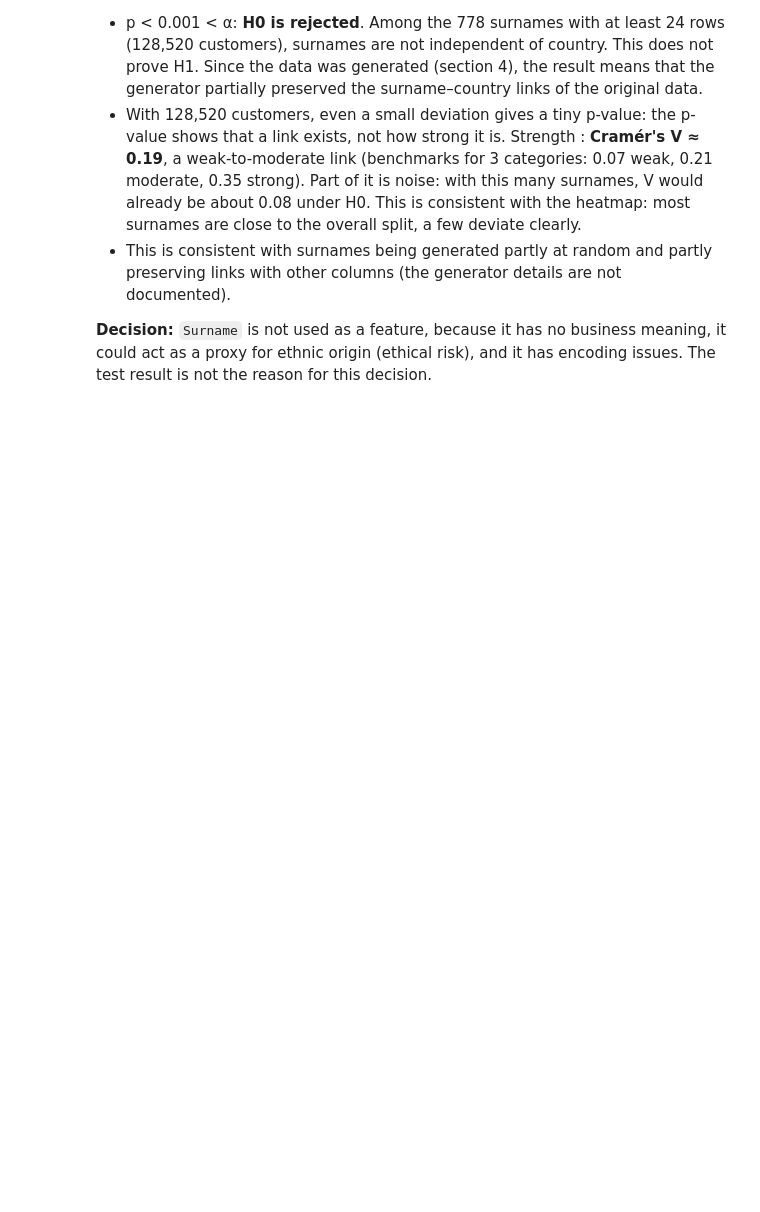
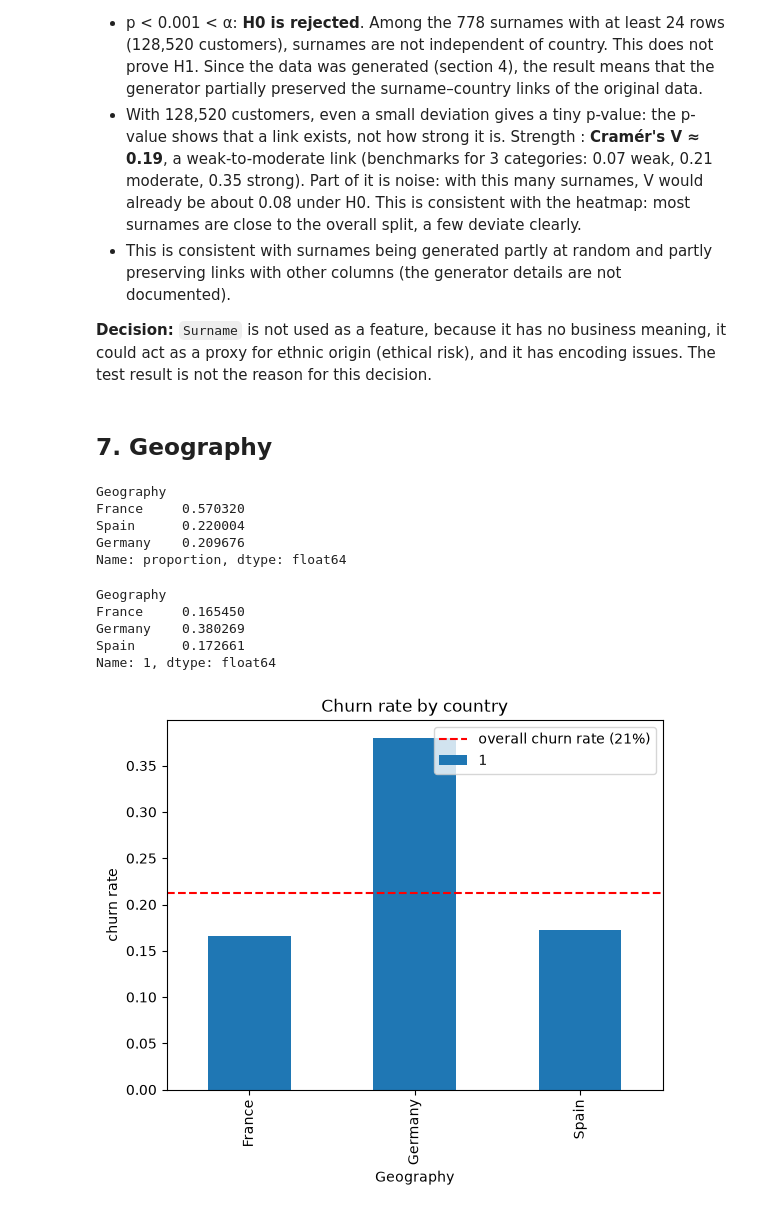
Before and after one commit to amineche/bank-churn, a Jupyter notebook: notebooks/01_eda.ipynb, the cells around one changed output. Saved outputs shown, nothing was run; the diff lists cells and outputs as text; code cells hidden in the pictures; blank space fills up the shorter version.

```diff
--- a/notebooks/01_eda.ipynb
+++ b/notebooks/01_eda.ipynb
@@ -316,3 +357,31 @@ Cramér's V: 0.19
 - This is consistent with surnames being generated partly at random and partly preserving links with other columns (the generator details are not documented).
 
 **Decision:** `Surname` is not used as a feature, because it has no business meaning, it could act as a proxy for ethnic origin (ethical risk), and it has encoding issues. The test result is not the reason for this decision.
+# %% [markdown]
+## 7. Geography
+# %%
+train["Geography"].value_counts(normalize=True)
+# %% [output]
+Geography
+France     0.570320
+Spain      0.220004
+Germany    0.209676
+Name: proportion, dtype: float64
+# %%
+churn_by_country = pd.crosstab(train["Geography"], train["Exited"], normalize="index")[1]
+churn_by_country
+# %% [output]
+Geography
+France     0.165450
+Germany    0.380269
+Spain      0.172661
+Name: 1, dtype: float64
+# %%
+churn_by_country.plot(kind="bar")
+plt.axhline(train["Exited"].mean(), color="red", linestyle="--", label="overall churn rate (21%)")
+plt.ylabel("churn rate")
+plt.title("Churn rate by country")
+plt.legend()
+plt.show()
+# %% [output]
+[figure, added]
```
Also changed, not shown: parts of 56 cells of this notebook, 1 other file.
